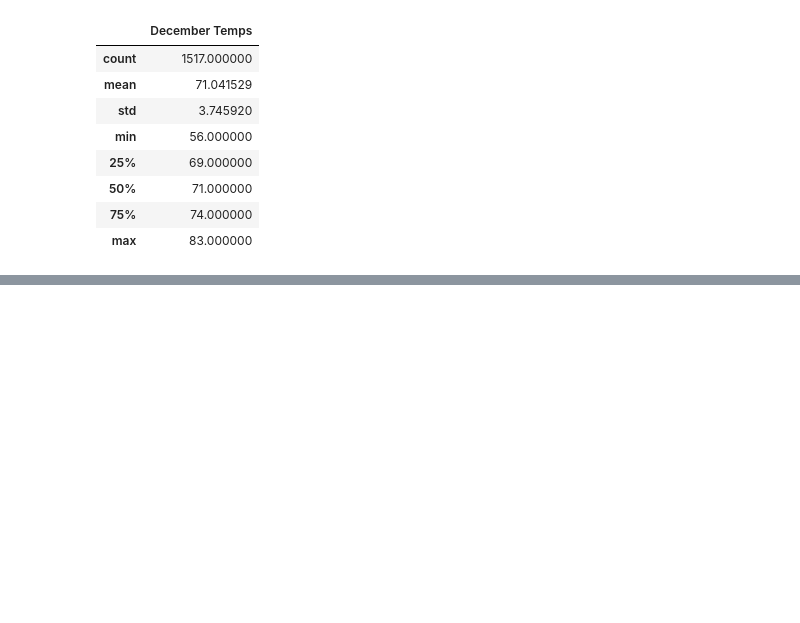
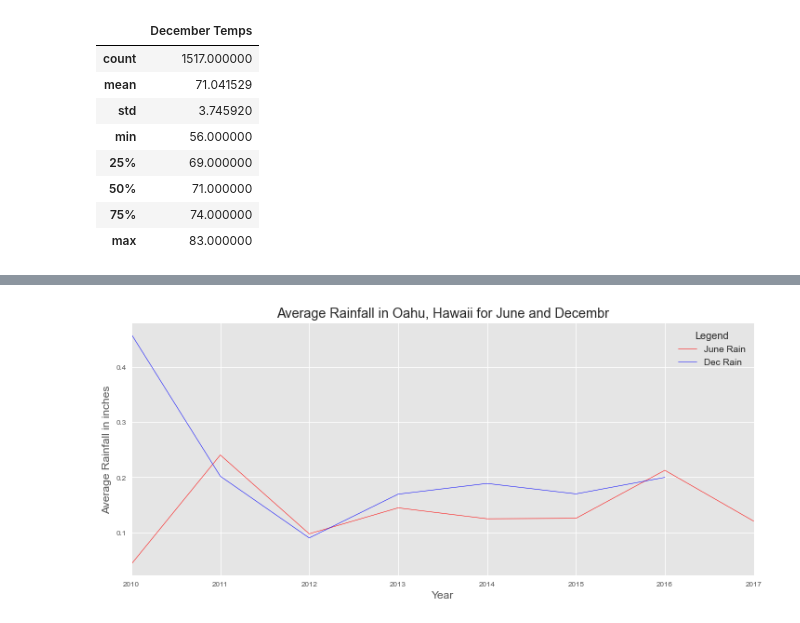
Before and after one commit to AndrejaCH/surfs_up, a Jupyter notebook: SurfsUp_Challenge.ipynb, the cells around one changed output, grey strips where cells are left out. Saved outputs shown, nothing was run; the diff lists cells and outputs as text; code cells hidden in the pictures; blank space fills up the shorter version.

```diff
--- a/SurfsUp_Challenge.ipynb
+++ b/SurfsUp_Challenge.ipynb
@@ -76,0 +110,5 @@ df_dec.describe()
+# %%
+#Rain in June (2010 - 2017)
+results = session.query(Measurement.date, Measurement.prcp).filter(extract('month', Measurement.date) == 6).all()
+df_rain_june = pd.DataFrame(results, columns=['date','June Rain'])
+df_rain_june.describe()
@@ -76,0 +125,5 @@ df_dec.describe()
+# %%
+#Rain in December (2010 - 2017)
+results01 = session.query(Measurement.date, Measurement.prcp).filter(extract('month', Measurement.date) == 12).all()
+df_rain_dec = pd.DataFrame(results01, columns=['date','Dec Rain'])
+df_rain_dec.describe()
@@ -76,0 +166,15 @@ df_dec.describe()
+# %%
+#June Rain by Year
+df_rain_jun_index = df_rain_june.set_index(df_rain_june['date'], inplace=False)
+
+#Sort the dates
+df_rain_jun_index = df_rain_jun_index.sort_index()
+
+#Set the index date to the date datatype
+df_rain_jun_index.index = pd.to_datetime(df_rain_jun_index.index)
+
+#Group by year
+df_rain_jun_index_year = df_rain_jun_index.resample("Y").mean()
+df_rain_jun_index_year
+
+##Note: Grouping shows month 12, instead 6.
@@ -76,0 +192,21 @@ df_dec.describe()
+# %%
+#June and December - graph - by year
+#Style
+style.use('ggplot')
+
+#Plot the graph
+ax = df_rain_jun_index_year.plot(c='red', linewidth=0.5)
+df_rain_dec_index_year.plot(ax=ax, c='blue', figsize=(12, 5), linewidth=0.5)
+
+#Labels
+ax.set_xlabel('Year')
+ax.set_ylabel("Average Rainfall in inches")
+ax.set_title("Average Rainfall in Oahu, Hawaii for June and Decembr")
+
+#Plot the legend
+lgnd = plt.legend(fontsize="10", mode="Expanded",
+         loc="best", title="Legend")
+lgnd.get_title().set_fontsize(11)
+plt.show()
+# %% [output]
+[figure, added]
```
Also changed, not shown: parts of 11 cells of this notebook, 2 other files.
